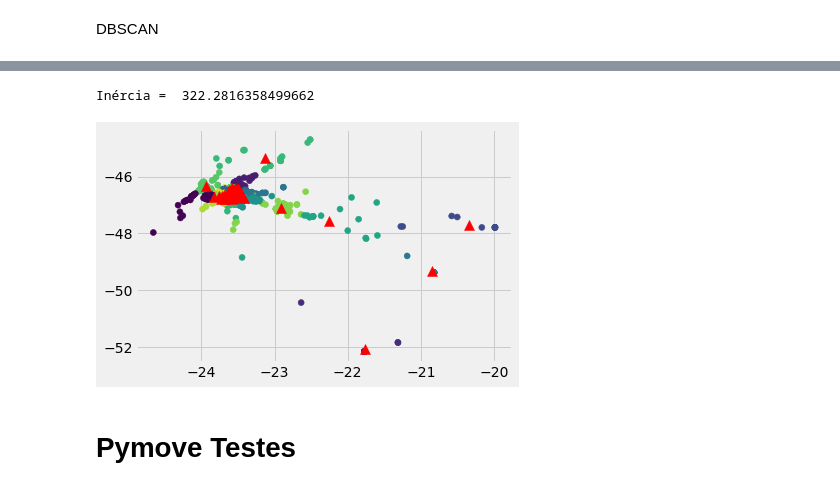
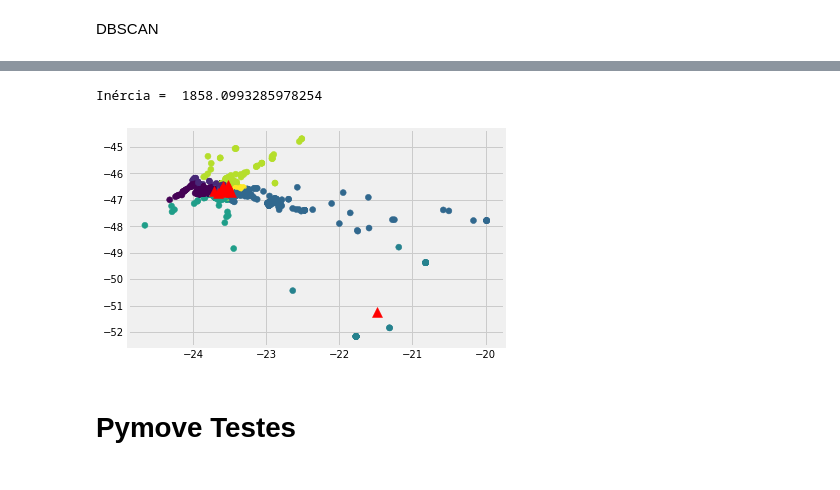
Before and after one commit to eversonm/mineracao-de-dados, a Jupyter notebook: Tratamento das Colunas.ipynb, the cells around one changed output, grey strips where cells are left out. Cells and saved outputs as stored; diff of their text form; code cells hidden in the pictures.

```diff
--- a/Tratamento das Colunas.ipynb
+++ b/Tratamento das Colunas.ipynb
@@ -197,2 +191,3 @@ See the caveats in the documentation: https://pandas.pydata.org/pandas-docs/stab
 # %%
-all_data['DATAOCORRENCIA'] = pd.to_datetime(all_data['DATAOCORRENCIA'], errors='coerce')
+all_data['datacorreta'] = pd.to_datetime(all_data['DATAOCORRENCIA'], format='%d/%m/%Y', errors = 'coerce')
+#all_data['DATAOCORRENCIA'] = all_data['DATAOCORRENCIA'].astype('datetime64')
@@ -203,0 +194,4 @@ See the caveats in the documentation: https://pandas.pydata.org/pandas-docs/stab
+# %%
+all_data.drop(all_data[all_data['DATAOCORRENCIA']<'2010-01-01'].index, inplace=True)
+# %%
+all_data.drop(all_data[all_data['datacorreta'].isnull()].index, inplace=True)
@@ -204,5 +200,7 @@ See the caveats in the documentation: https://pandas.pydata.org/pandas-docs/stab
 # %% [markdown]
 DBSCAN
+# %%
+all_data = all_data[all_data['LONGITUDE'].notnull()]
 # %%
 X = np.array(all_data[['LATITUDE','LONGITUDE']])
 # %%
@@ -258,16 +248,16 @@ Name: BAIRRO, Length: 17646, dtype: int64
 # %%
 from sklearn.cluster import KMeans
-kmeans_scikit = KMeans(n_clusters=50, random_state=0).fit(X)
+kmeans_scikit = KMeans(n_clusters=10, random_state=0).fit(X)
 
 print("Inércia = ", kmeans_scikit.inertia_)
 
 plt.scatter(X[:,0], X[:,1], c=kmeans_scikit.labels_)
 plt.scatter(kmeans_scikit.cluster_centers_[:,0],
             kmeans_scikit.cluster_centers_[:,1], marker='^', c='red', s=100)
 plt.show()
 # %% [output]
-Inércia =  322.2816358499662
+Inércia =  1858.0993285978254
-[figure, old version]
+[figure, new version]
 # %% [markdown]
 # Pymove Testes
 # %%
```
Also changed, not shown: parts of 41 cells of this notebook, 1 other file.
